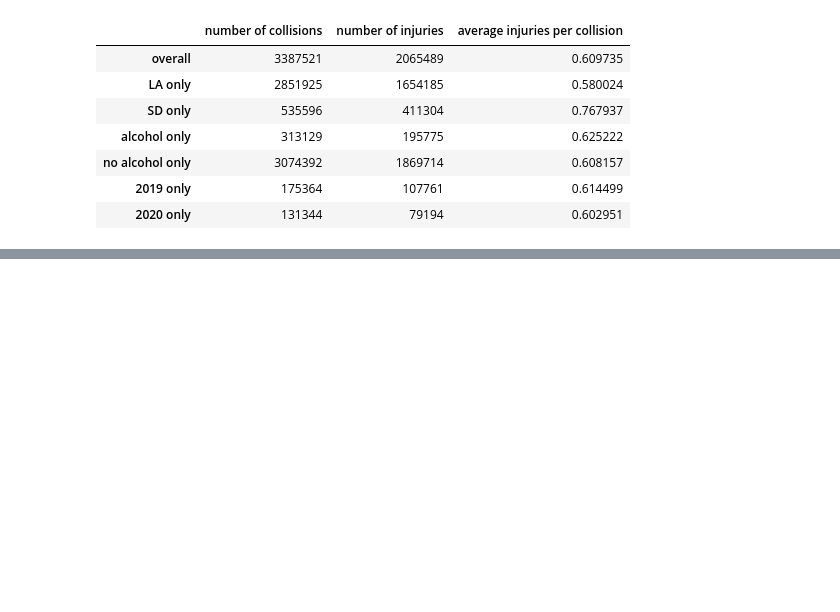
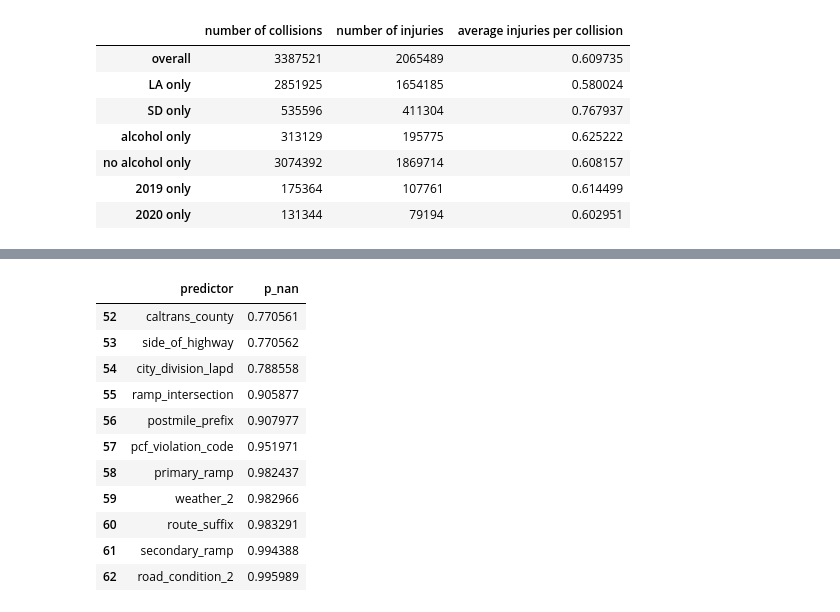
Before and after one commit to seamusprs/583-project-collisions, a Jupyter notebook: EDA.ipynb, the cells around one changed output, grey strips where cells are left out. Saved outputs shown, nothing was run; the diff lists cells and outputs as text; code cells hidden in the pictures; blank space fills up the shorter version.

```diff
--- a/EDA.ipynb
+++ b/EDA.ipynb
@@ -236,0 +345,15 @@ pd.DataFrame(df.columns.values.reshape(15, 5))
+# %%
+dfnan[dfnan["p_nan"] > 0.20][11:]
+# %% [output]
+|  | predictor | p_nan |
+| 52 | caltrans_county | 0.770561 |
+| 53 | side_of_highway | 0.770562 |
+| 54 | city_division_lapd | 0.788558 |
+| 55 | ramp_intersection | 0.905877 |
+| 56 | postmile_prefix | 0.907977 |
+| 57 | pcf_violation_code | 0.951971 |
+| 58 | primary_ramp | 0.982437 |
+| 59 | weather_2 | 0.982966 |
+| 60 | route_suffix | 0.983291 |
+| 61 | secondary_ramp | 0.994388 |
+| 62 | road_condition_2 | 0.995989 |
```
Also changed, not shown: parts of 12 cells of this notebook, 1 other file.
